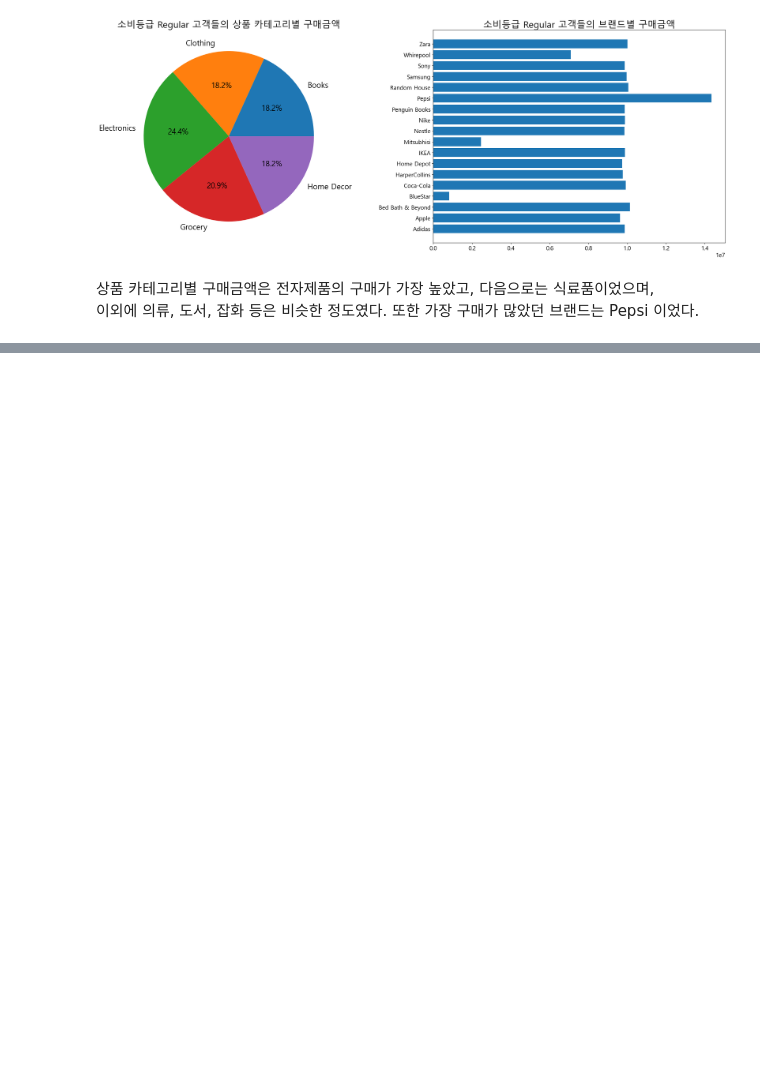
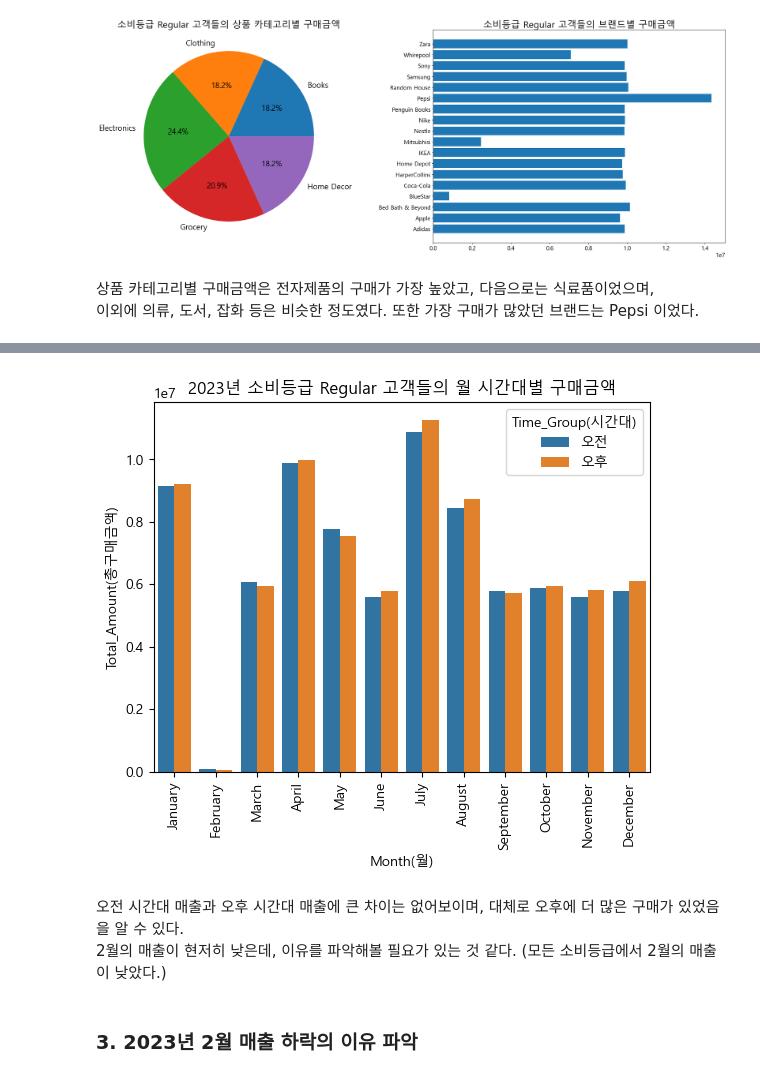
Before and after one commit to youscd/Retail_data_Analysis, a Jupyter notebook: 분석 시각화.ipynb, the cells around one changed output, grey strips where cells are left out. Drawn from its saved outputs; the diff is of its cells as text; code cells hidden in the pictures; blank space fills up the shorter version.

```diff
--- a/분석 시각화.ipynb
+++ b/분석 시각화.ipynb
@@ -889,0 +919,10 @@ plt.show()
+# %%
+lst0, lst24 = [], []
+for i in range(len(df_notnull)):
+    if df_notnull['Time(시간)'][i][:-6] == '0':
+        lst0.append(i)
+    elif df_notnull['Time(시간)'][i][:-6] == '24':
+        lst24.append(i)
+
+print('0 :', len(lst0))
+print('24 :', len(lst24))
@@ -889,0 +938,9 @@ plt.show()
+# %%
+# 시간대를 나누는 컬럼 생성
+hour = []
+for i in range(len(df_notnull)):
+    h = df_notnull['Time(시간)'][i][:-6]
+    hour.append(int(h))
+
+df_notnull.insert(14, 'Hour(시)', hour)
+df_notnull[:3]
@@ -889,0 +952,6 @@ plt.show()
+# %%
+# 0 ~ 11시 : 오전 / 12시 ~ 23시 : 오후
+df_notnull['Time_Group(시간대)'] = np.where(df_notnull['Hour(시)'] < 12, '오전', '오후')
+hour_g = df_notnull.pop('Time_Group(시간대)')
+df_notnull.insert(15, 'Time_Group(시간대)', hour_g)
+df_notnull[:3]
@@ -889,0 +986,4 @@ plt.show()
+# %%
+df_notnull_2023 = df_notnull[df_notnull['Year(연도)'] == 2023]
+regular = df_notnull_2023[df_notnull_2023['Customer_Segment(소비등급)'] == 'Regular'].reset_index().iloc[:, 1:]
+regular
@@ -889,0 +1004,17 @@ plt.show()
+# %%
+# 2023년 월별, 시간대별 매출 비교
+a = regular.groupby(['Month(월)', 'Time_Group(시간대)'])[['Total_Amount(총구매금액)']].sum().reset_index()
+month_order = ['January', 'February', 'March', 'April', 'May', 'June',
+               'July', 'August', 'September', 'October', 'November', 'December']
+
+sns.barplot(data=a, x='Month(월)', y='Total_Amount(총구매금액)', order=month_order, hue='Time_Group(시간대)')
+plt.title('2023년 소비등급 Regular 고객들의 월 시간대별 구매금액')
+plt.xticks(rotation=90)
+plt.show()
+# %% [output]
+[figure, added]
+# %% [markdown]
+오전 시간대 매출과 오후 시간대 매출에 큰 차이는 없어보이며, 대체로 오후에 더 많은 구매가 있었음을 알 수 있다.\
+2월의 매출이 현저히 낮은데, 이유를 파악해볼 필요가 있는 것 같다. (모든 소비등급에서 2월의 매출이 낮았다.)
+# %% [markdown]
+### 3. 2023년 2월 매출 하락의 이유 파악
```
Also changed, not shown: parts of 43 cells of this notebook.
